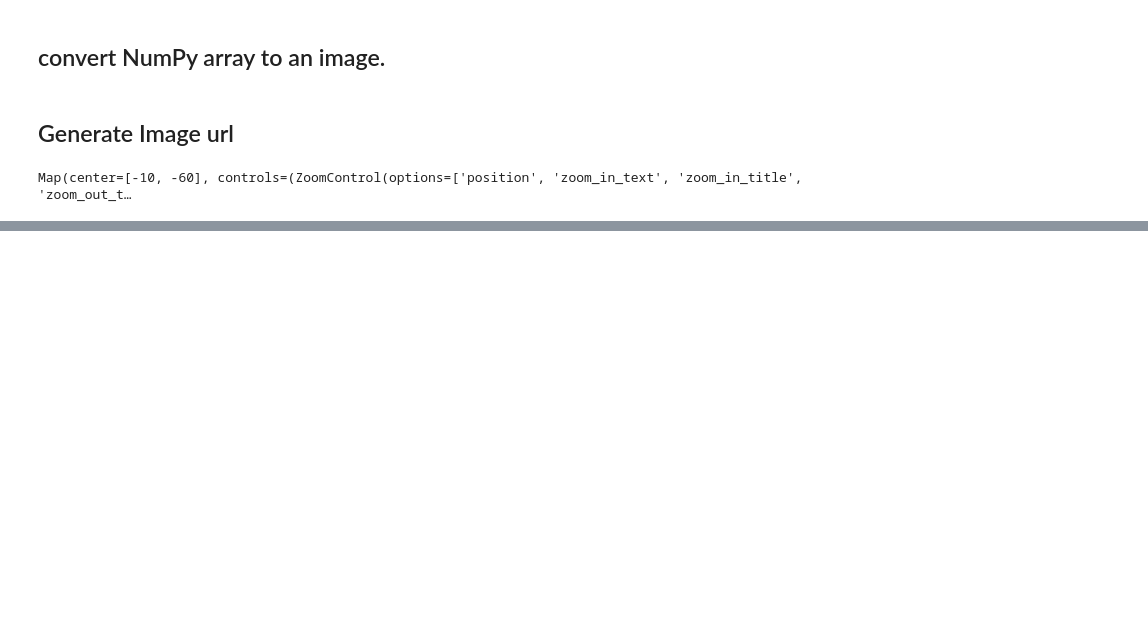
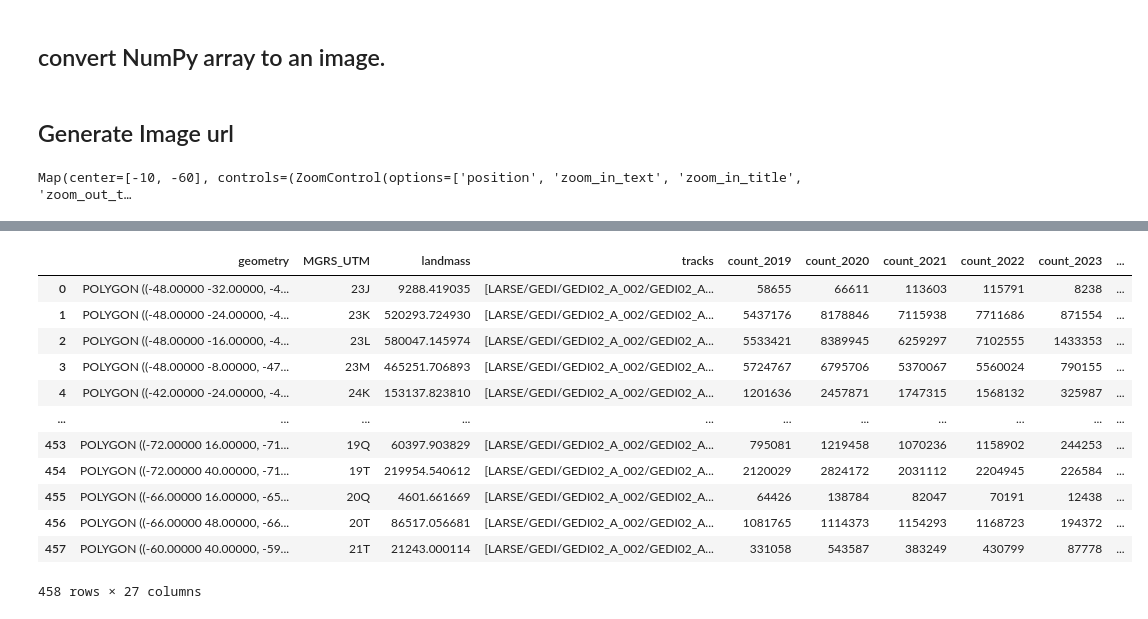
Before and after one commit to huizhml/global-vegetation-structure, a Jupyter notebook: download/vis.ipynb, the cells around one changed output, grey strips where cells are left out. Cells and saved outputs as stored; diff of their text form; code cells hidden in the pictures; blank space fills up the shorter version.

```diff
--- a/download/vis.ipynb
+++ b/download/vis.ipynb
@@ -177,0 +515,19 @@ m.layout.height = '800px'
+# %%
+import geopandas as gpd
+import dask_geopandas as dgp
+mgrs_df = gpd.read_parquet('~/GEDI/mgrs_with_nbest.parquet')
+mgrs_df
+# %% [output]
+|  | geometry | MGRS_UTM | landmass | tracks | count_2019 | count_2020 | count_2021 | count_2022 | count_2023 | ... |
+| 0 | POLYGON ((-48.00000 -32.00000, -4... | 23J | 9288.419035 | [LARSE/GEDI/GEDI02_A_002/GEDI02_A... | 58655 | 66611 | 113603 | 115791 | 8238 | ... |
+| 1 | POLYGON ((-48.00000 -24.00000, -4... | 23K | 520293.724930 | [LARSE/GEDI/GEDI02_A_002/GEDI02_A... | 5437176 | 8178846 | 7115938 | 7711686 | 871554 | ... |
+| 2 | POLYGON ((-48.00000 -16.00000, -4... | 23L | 580047.145974 | [LARSE/GEDI/GEDI02_A_002/GEDI02_A... | 5533421 | 8389945 | 6259297 | 7102555 | 1433353 | ... |
+| 3 | POLYGON ((-48.00000 -8.00000, -47... | 23M | 465251.706893 | [LARSE/GEDI/GEDI02_A_002/GEDI02_A... | 5724767 | 6795706 | 5370067 | 5560024 | 790155 | ... |
+| 4 | POLYGON ((-42.00000 -24.00000, -4... | 24K | 153137.823810 | [LARSE/GEDI/GEDI02_A_002/GEDI02_A... | 1201636 | 2457871 | 1747315 | 1568132 | 325987 | ... |
+| ... | ... | ... | ... | ... | ... | ... | ... | ... | ... | ... |
+| 453 | POLYGON ((-72.00000 16.00000, -71... | 19Q | 60397.903829 | [LARSE/GEDI/GEDI02_A_002/GEDI02_A... | 795081 | 1219458 | 1070236 | 1158902 | 244253 | ... |
+| 454 | POLYGON ((-72.00000 40.00000, -71... | 19T | 219954.540612 | [LARSE/GEDI/GEDI02_A_002/GEDI02_A... | 2120029 | 2824172 | 2031112 | 2204945 | 226584 | ... |
+| 455 | POLYGON ((-66.00000 16.00000, -65... | 20Q | 4601.661669 | [LARSE/GEDI/GEDI02_A_002/GEDI02_A... | 64426 | 138784 | 82047 | 70191 | 12438 | ... |
+| 456 | POLYGON ((-66.00000 48.00000, -66... | 20T | 86517.056681 | [LARSE/GEDI/GEDI02_A_002/GEDI02_A... | 1081765 | 1114373 | 1154293 | 1168723 | 194372 | ... |
+| 457 | POLYGON ((-60.00000 40.00000, -59... | 21T | 21243.000114 | [LARSE/GEDI/GEDI02_A_002/GEDI02_A... | 331058 | 543587 | 383249 | 430799 | 87778 | ... |
+458 rows × 27 columns
```
Also changed, not shown: parts of 29 cells of this notebook, 9 other files.
